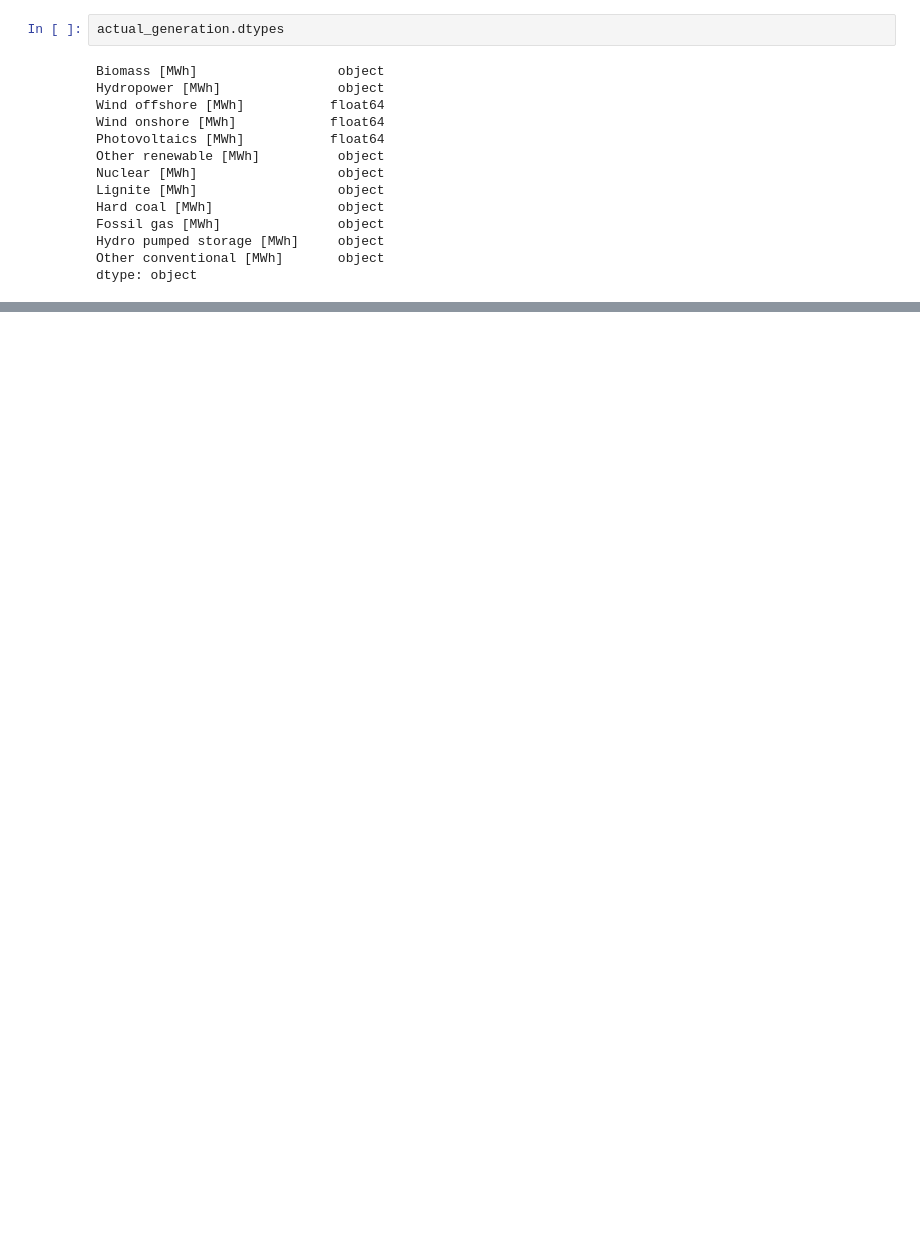
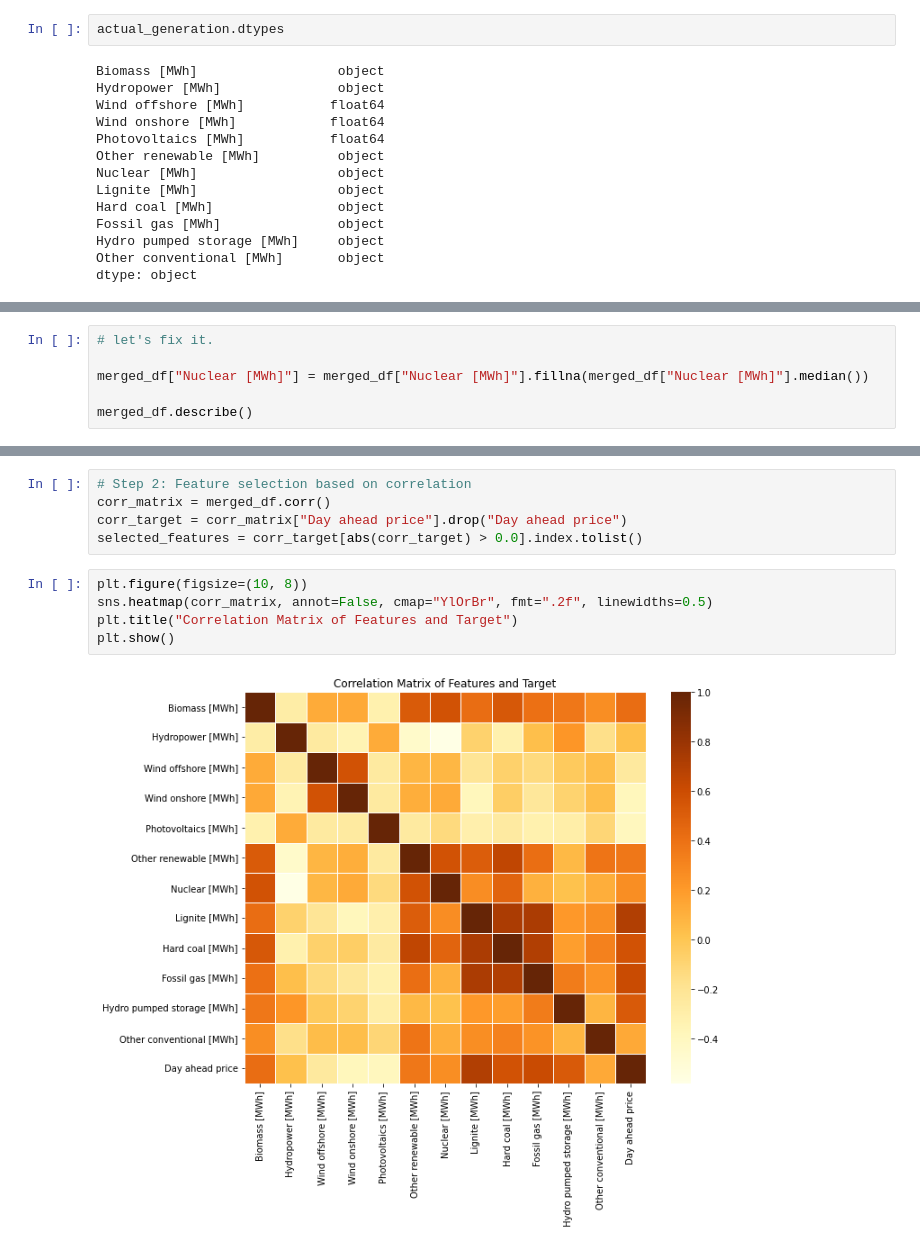
Before and after one commit to Chitranjan806/Energy-Prices-Forecasting, a Jupyter notebook: chitranjan_actual_gen_analysis.ipynb, the cells around one changed output, grey strips where cells are left out. Drawn from its saved outputs; the diff is of its cells as text; blank space fills up the shorter version.

```diff
--- a/chitranjan_actual_gen_analysis.ipynb
+++ b/chitranjan_actual_gen_analysis.ipynb
@@ -165,0 +319,6 @@ summary_stats
+# %%
+# let's fix it.
+
+merged_df["Nuclear [MWh]"] = merged_df["Nuclear [MWh]"].fillna(merged_df["Nuclear [MWh]"].median())
+
+merged_df.describe()
@@ -165,0 +335,12 @@ summary_stats
+# %%
+# Step 2: Feature selection based on correlation
+corr_matrix = merged_df.corr()
+corr_target = corr_matrix["Day ahead price"].drop("Day ahead price")
+selected_features = corr_target[abs(corr_target) > 0.0].index.tolist()
+# %%
+plt.figure(figsize=(10, 8))
+sns.heatmap(corr_matrix, annot=False, cmap="YlOrBr", fmt=".2f", linewidths=0.5)
+plt.title("Correlation Matrix of Features and Target")
+plt.show()
+# %% [output]
+[figure, added]
```
Also changed, not shown: parts of 35 cells of this notebook, 1 other file.
